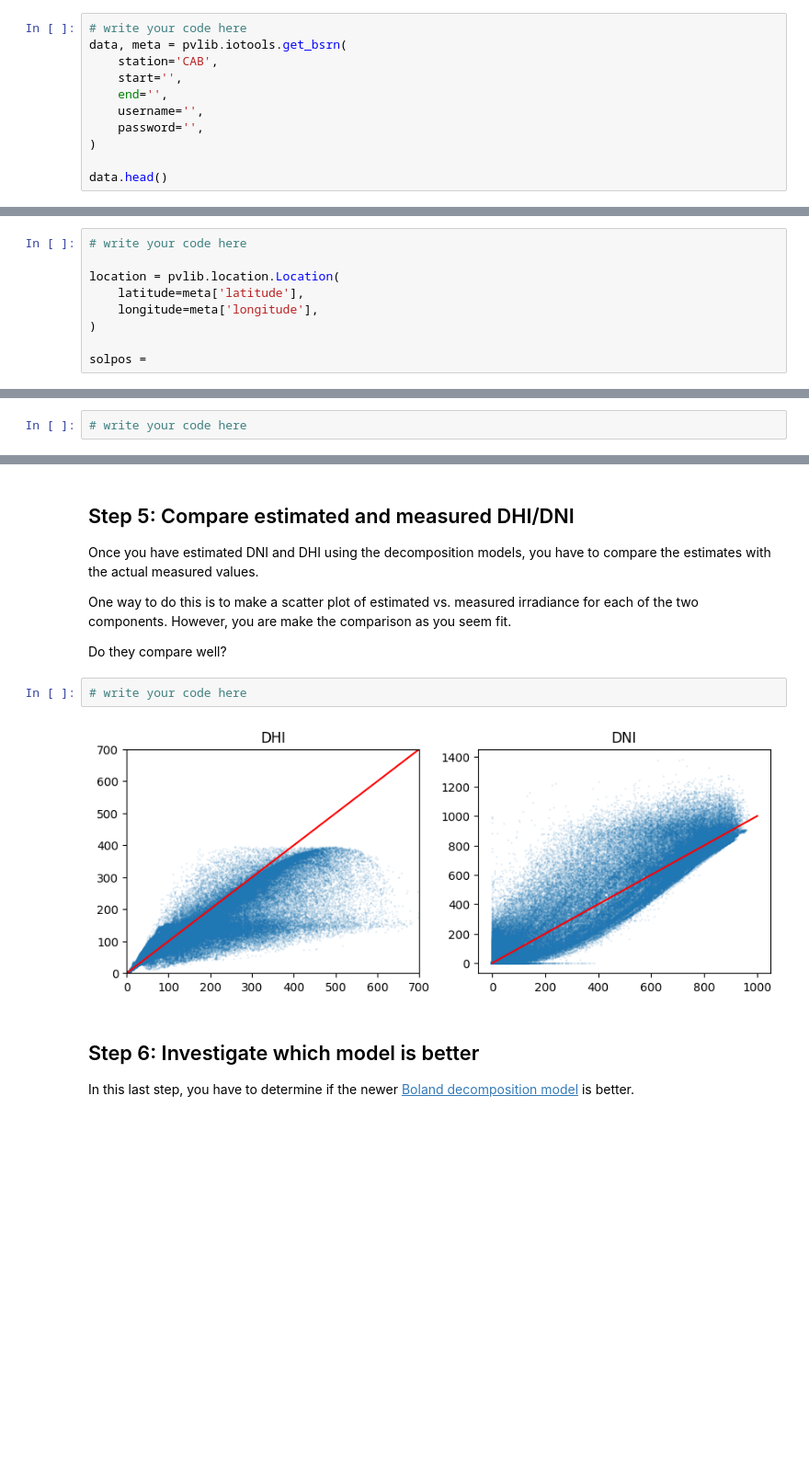
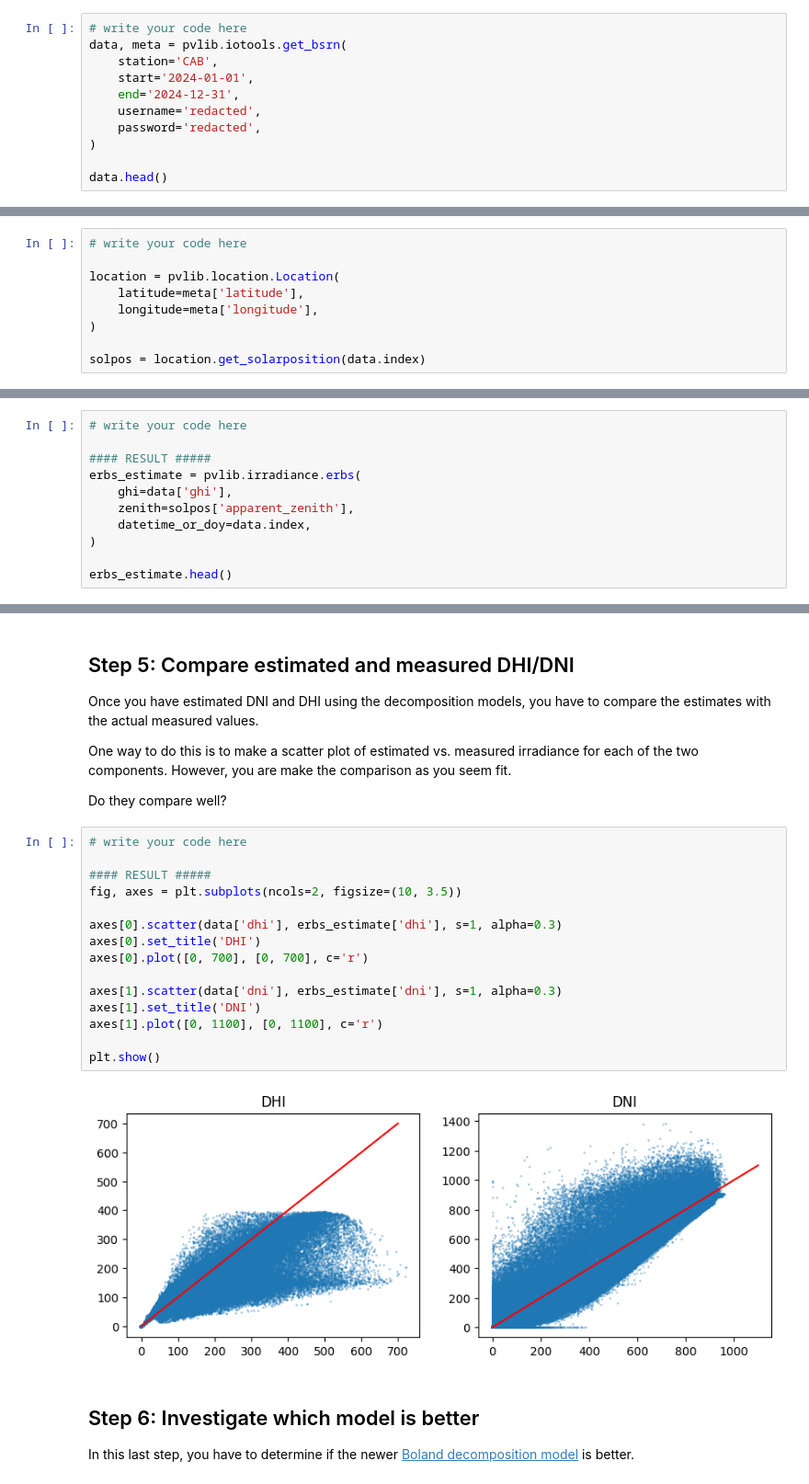
Before and after one commit to AdamRJensen/solar-resource-course, a Jupyter notebook: decomposing-irradiance.ipynb, the cells around one changed output, grey strips where cells are left out. Shown at 92% size. Drawn from its saved outputs; the diff is of its cells as text; blank space fills up the shorter version.

Commit message:
Upload solution for decomposing-irradiance.ipynb

```diff
--- a/decomposing-irradiance.ipynb
+++ b/decomposing-irradiance.ipynb
@@ -29,10 +31,10 @@ For the example, we will retrieve data for 2024 from the Cabauw (CAB) BSRN stati
 # write your code here
 data, meta = pvlib.iotools.get_bsrn(
     station='CAB',
-    start='',
-    end='',
-    username='',
-    password='',
+    start='2024-01-01',
+    end='2024-12-31',
+    username='redacted',
+    password='redacted',
 )
 
 data.head()
@@ -54,13 +56,22 @@ location = pvlib.location.Location(
     longitude=meta['longitude'],
 )
 
-solpos =
+solpos = location.get_solarposition(data.index)
 # %% [markdown]
 ## Step 4: Estimate DHI using decomposition models
 
 Estimate DHI and DNI using the [Erbs model](https://pvlib-python.readthedocs.io/en/stable/reference/generated/pvlib.irradiance.erbs.html).
 # %%
 # write your code here
+
+#### RESULT #####
+erbs_estimate = pvlib.irradiance.erbs(
+    ghi=data['ghi'],
+    zenith=solpos['apparent_zenith'],
+    datetime_or_doy=data.index,
+)
+
+erbs_estimate.head()
 # %% [output]
 |  | dni | dhi | kt |
 | 2024-01-01 00:00:00+00:00 | 0.0 | -1.0 | 0.0 |
@@ -78,8 +89,21 @@ One way to do this is to make a scatter plot of estimated vs. measured irradianc
 Do they compare well?
 # %%
 # write your code here
+
+#### RESULT #####
+fig, axes = plt.subplots(ncols=2, figsize=(10, 3.5))
+
+axes[0].scatter(data['dhi'], erbs_estimate['dhi'], s=1, alpha=0.3)
+axes[0].set_title('DHI')
+axes[0].plot([0, 700], [0, 700], c='r')
+
+axes[1].scatter(data['dni'], erbs_estimate['dni'], s=1, alpha=0.3)
+axes[1].set_title('DNI')
+axes[1].plot([0, 1100], [0, 1100], c='r')
+
+plt.show()
 # %% [output]
-[figure, old version]
+[figure, new version]
 # %% [markdown]
 ## Step 6: Investigate which model is better
 In this last step, you have to determine if the newer [Boland decomposition model](https://pvlib-python.readthedocs.io/en/stable/reference/generated/pvlib.irradiance.boland.html) is better.
```
Also changed, not shown: parts of 6 cells of this notebook.
